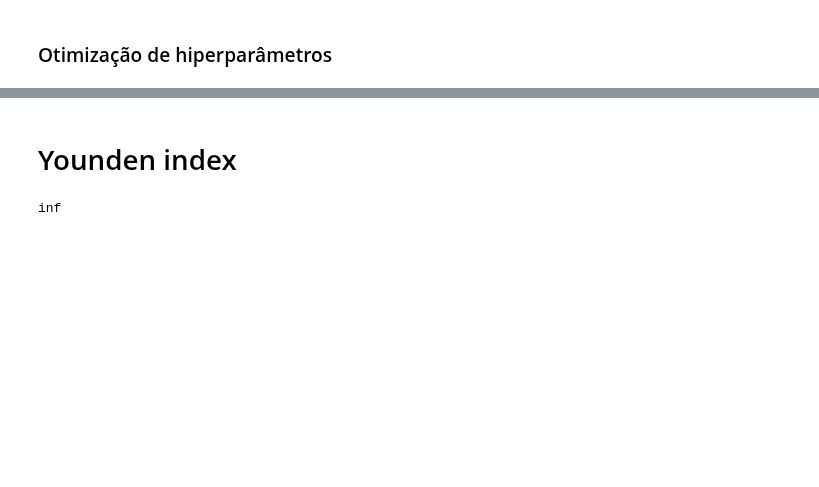
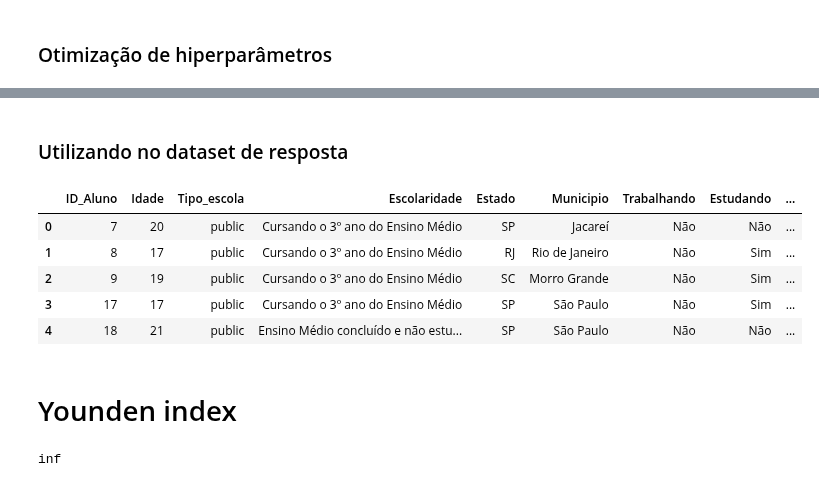
Before and after one commit to wellisonS/Desafio-Visagio, a Jupyter notebook: test.ipynb, the cells around one changed output, grey strips where cells are left out. Cells and saved outputs as stored; diff of their text form; code cells hidden in the pictures; blank space fills up the shorter version.

```diff
--- a/test.ipynb
+++ b/test.ipynb
@@ -519,3 +639,16 @@ cv_scores
+# %% [markdown]
+### Utilizando no dataset de resposta
+# %%
+data = pd.read_csv("data/Dataset_Resposta.csv")
+# %%
+data.head()
+# %% [output]
+|  | ID_Aluno | Idade | Tipo_escola | Escolaridade | Estado | Municipio | Trabalhando | Estudando | ... |
+| 0 | 7 | 20 | public | Cursando o 3º ano do Ensino Médio | SP | Jacareí | Não | Não | ... |
+| 1 | 8 | 17 | public | Cursando o 3º ano do Ensino Médio | RJ | Rio de Janeiro | Não | Sim | ... |
+| 2 | 9 | 19 | public | Cursando o 3º ano do Ensino Médio | SC | Morro Grande | Não | Sim | ... |
+| 3 | 17 | 17 | public | Cursando o 3º ano do Ensino Médio | SP | São Paulo | Não | Sim | ... |
+| 4 | 18 | 21 | public | Ensino Médio concluído e não estu... | SP | São Paulo | Não | Não | ... |
 # %% [markdown]
 # Younden index
 # %%
```
Also changed, not shown: parts of 20 cells of this notebook, 1 other file.
